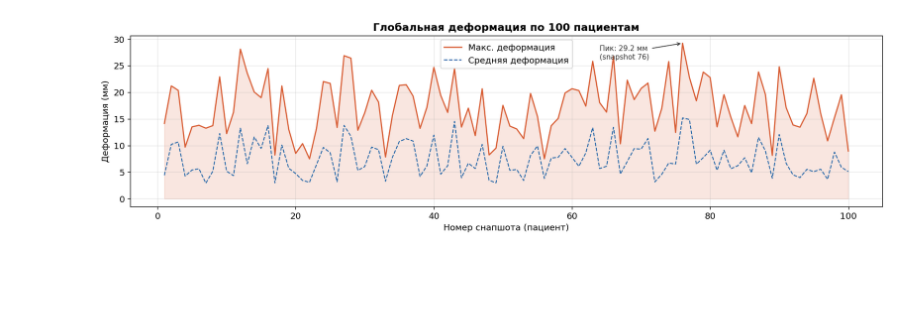
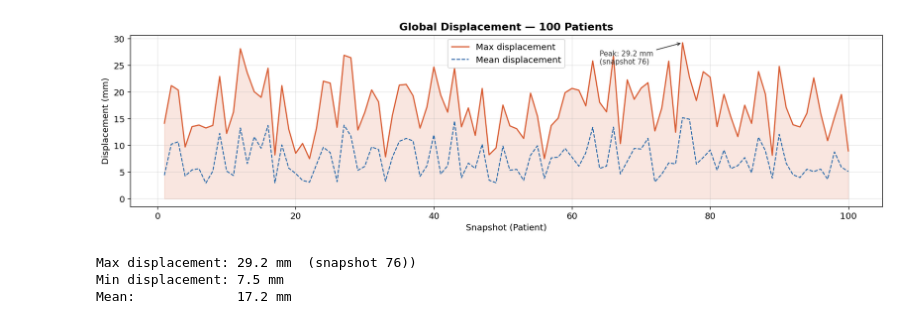
Before and after one commit to 11shugyla/human-airways-project, a Jupyter notebook: analysis.ipynb, the cells around one changed output. Saved outputs shown, nothing was run; the diff lists cells and outputs as text; code cells hidden in the pictures; blank space fills up the shorter version.

```diff
--- a/analysis.ipynb
+++ b/analysis.ipynb
@@ -60,27 +94,33 @@ snapshot10      12.221        5.164       4.777       6.274
 # %%
 fig, ax = plt.subplots(figsize=(14, 4))
 
-ax.fill_between(results['num'], results['global_max'],
-                alpha=0.15, color='#D85A30')
+ax.fill_between(results['num'], results['global_max'], alpha=0.15, color='#D85A30')
 ax.plot(results['num'], results['global_max'],
-        color='#D85A30', linewidth=1.5, label='Макс. деформация')
+        color='#D85A30', linewidth=1.5, label='Max displacement')
 ax.plot(results['num'], results['global_mean'],
-        color='#185FA5', linewidth=1.2, linestyle='--', label='Средняя деформация')
+        color='#185FA5', linewidth=1.2, linestyle='--', label='Mean displacement')
 
-# Пик
 peak_idx = results['global_max'].idxmax()
-ax.annotate(f"Пик: {results.loc[peak_idx,'global_max']:.1f} мм\n(snapshot {results.loc[peak_idx,'num']})",
-            xy=(results.loc[peak_idx,'num'], results.loc[peak_idx,'global_max']),
-            xytext=(results.loc[peak_idx,'num']-12, results.loc[peak_idx,'global_max']-3),
-            arrowprops=dict(arrowstyle='->', color='#333'),
-            fontsize=9, color='#333')
+ax.annotate(
+    f"Peak: {results.loc[peak_idx,'global_max']:.1f} mm\n(snapshot {results.loc[peak_idx,'num']})",
+    xy=(results.loc[peak_idx,'num'], results.loc[peak_idx,'global_max']),
+    xytext=(results.loc[peak_idx,'num']-12, results.loc[peak_idx,'global_max']-4),
+    arrowprops=dict(arrowstyle='->', color='#333'),
+    fontsize=9, color='#333')
 
-ax.set_xlabel('Номер снапшота (пациент)')
-ax.set_ylabel('Деформация (мм)')
-ax.set_title('Глобальная деформация по 100 пациентам', fontweight='bold')
+ax.set_xlabel('Snapshot (Patient)')
+ax.set_ylabel('Displacement (mm)')
+ax.set_title('Global Displacement — 100 Patients', fontweight='bold')
 ax.legend()
 ax.grid(alpha=0.3)
 plt.tight_layout()
 plt.show()
+
+print(f"Max displacement: {results['global_max'].max():.1f} mm  (snapshot {results.loc[peak_idx,'num']}))")
+print(f"Min displacement: {results['global_max'].min():.1f} mm")
+print(f"Mean:             {results['global_max'].mean():.1f} mm")
 # %% [output]
-[figure, old version]
+[figure, new version]
+Max displacement: 29.2 mm  (snapshot 76))
+Min displacement: 7.5 mm
+Mean:             17.2 mm
```
Also changed, not shown: parts of 14 cells of this notebook, 9 other files.
